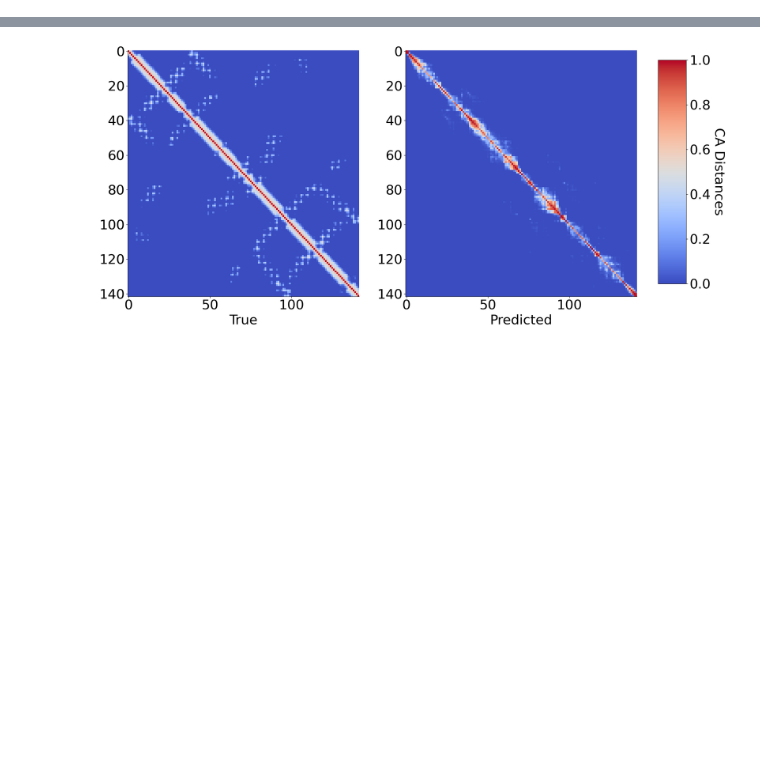
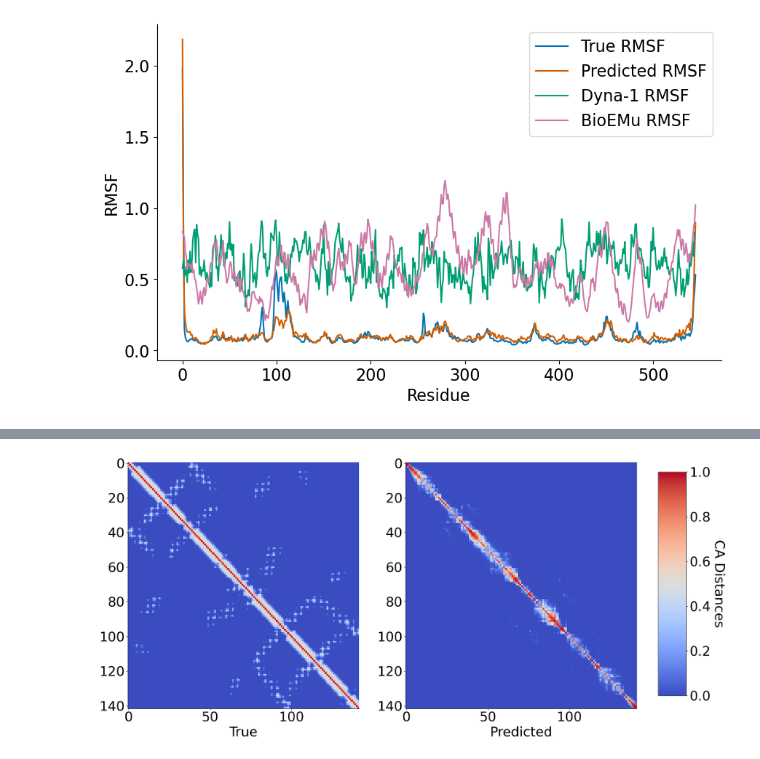
Before and after one commit to flatironinstitute/RocketSHP, a Jupyter notebook: notebooks/2.0_evaluate_model_atlas.ipynb, the cells around one changed output, grey strips where cells are left out. Saved outputs shown, nothing was run; the diff lists cells and outputs as text; code cells hidden in the pictures; blank space fills up the shorter version.

```diff
--- a/notebooks/2.0_evaluate_model_atlas.ipynb
+++ b/notebooks/2.0_evaluate_model_atlas.ipynb
@@ -171,3 +135,35 @@ plt.show()
+# %%
+dyna1_path = f"/mnt/home/ssledzieski/GitHub/Dyna-1/rshp_results/{pdb_code}/{pdb_code}-Dyna1.csv"
+dyna1_df = pd.read_csv(dyna1_path)
+dyna1_result = dyna1_df.iloc[:, 2].values
+sequence = "".join(dyna1_df.iloc[:, 1].values)
+# logger.info(sequence)
+# %%
+from rocketshp.trajectory import compute_rmsf
+bioemu_path = f"/mnt/home/ssledzieski/GitHub/bioemu/rshp_results/{pdb_code}_10"
+bioemu_traj = md.load(f"{bioemu_path}/samples.xtc", top=f"{bioemu_path}/topology.pdb")
+bioemu_rmsf = compute_rmsf(bioemu_traj)
+
+# bioemu_path = f"/mnt/home/ssledzieski/GitHub/bioemu/rshp_results/{pdb_code}_100"
+# bioemu_traj = md.load(f"{bioemu_path}/samples.xtc", top=f"{bioemu_path}/topology.pdb")
+# bioemu_rmsf_100 = compute_rmsf(bioemu_traj)
+# %%
+plt.figure(figsize=(10, 6))
+plt.plot(labels["rmsf"], label="True RMSF")
+plt.plot(both_result["rmsf"].detach().cpu().numpy().squeeze(), label="Predicted RMSF")
+plt.plot(dyna1_result, label="Dyna-1 RMSF")
+plt.plot(bioemu_rmsf, label="BioEMu RMSF")
+# plt.plot(bioemu_rmsf_100, label="BioEMu RMSF 100")
+plt.ylabel("RMSF")
+plt.xlabel("Residue")
+# plt.title(f"Protein: {key}")
+plt.legend()
+# plt.savefig(
+    # config.FIGURES_DIR / f"{pdb_code_save}_rmsf_comparison.svg",
+# )
+plt.show()
+# %% [output]
+[figure, added]
 # %%
 spearman = spearmanr(
     labels["rmsf"], both_result["rmsf"].detach().cpu().numpy().squeeze()
```
Also changed, not shown: parts of 14 cells of this notebook, 6 other files.
